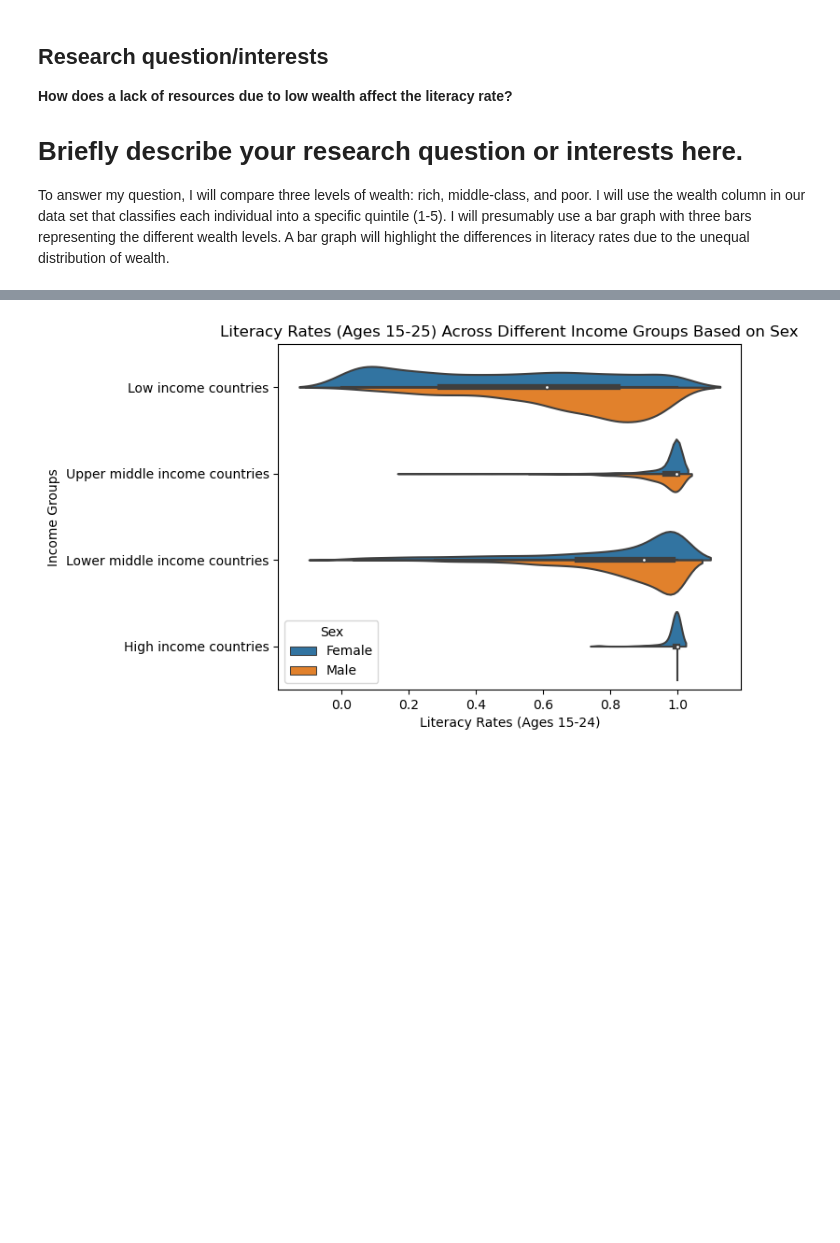
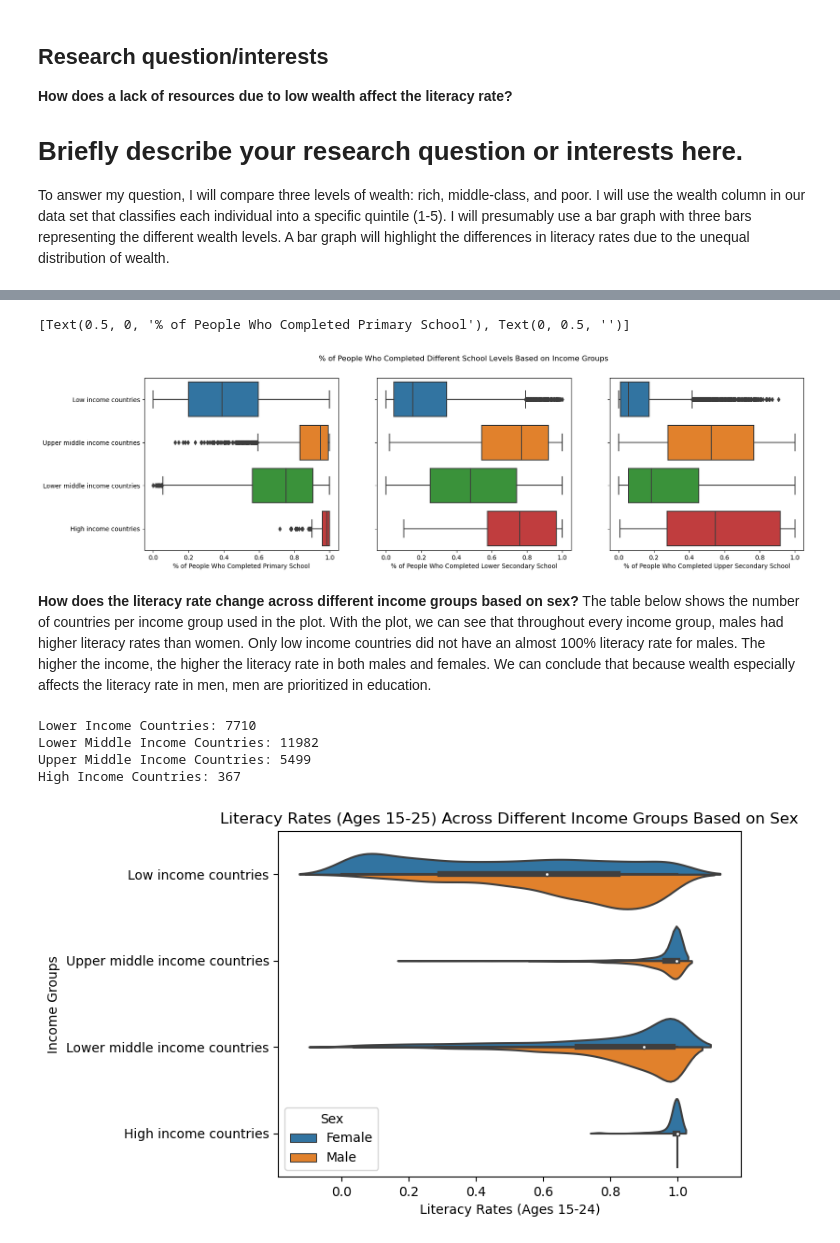
Before and after one commit to ubco-W2022T2-data301/project-group-group18, a Jupyter notebook: analysis/analysis2.ipynb, the cells around one changed output, grey strips where cells are left out. Cells and saved outputs as stored; diff of their text form; code cells hidden in the pictures; blank space fills up the shorter version.

```diff
--- a/analysis/analysis2.ipynb
+++ b/analysis/analysis2.ipynb
@@ -37,3 +32,27 @@ pf.boxplot_Pri(dataset)
+# %%
+fig, axes = plt.subplots(1, 3, figsize=(19, 5),sharey=True)
+fig.suptitle('% of People Who Completed Different School Levels Based on Income Groups')
+sns.boxplot(ax=axes[2], data=dataset, x = "comp_upsec_v2_m", y = "income_group").set(xlabel = "% of People Who Completed Upper Secondary School", ylabel = "")
+sns.boxplot(ax=axes[1], data=dataset, x = "comp_lowsec_v2_m", y = "income_group").set(xlabel = "% of People Who Completed Lower Secondary School", ylabel = "")
+sns.boxplot(ax=axes[0], data=dataset, x = "comp_prim_v2_m", y = "income_group").set(xlabel = "% of People Who Completed Primary School", ylabel = "")
+# %% [output]
+[Text(0.5, 0, '% of People Who Completed Primary School'), Text(0, 0.5, '')]
+[figure, added]
+# %% [markdown]
+**How does the literacy rate change across different income groups based on sex?**
+The table below shows the number of countries per income group used in the plot. With the plot, we can see that throughout every income group, males had higher literacy rates than women. Only low income countries did not have an almost 100% literacy rate for males. The higher the income, the higher the literacy rate in both males and females. We can conclude that because wealth especially affects the literacy rate in men, men are prioritized in education.
+# %%
+low = dataset['income_group'].value_counts()["Low income countries"]
+lomi = dataset['income_group'].value_counts()["Lower middle income countries"]
+upmi = dataset['income_group'].value_counts()["Upper middle income countries"]
+high = dataset['income_group'].value_counts()["High income countries"]
+
+print(f"Lower Income Countries: {low} \nLower Middle Income Countries: {lomi} \nUpper Middle Income Countries: {upmi} \nHigh Income Countries: {high}")
+# %% [output]
+Lower Income Countries: 7710
+Lower Middle Income Countries: 11982
+Upper Middle Income Countries: 5499
+High Income Countries: 367
 # %%
 pf.violinplot(dataset)
 # %% [output]
```
Also changed, not shown: parts of 7 cells of this notebook, 2 other files.
